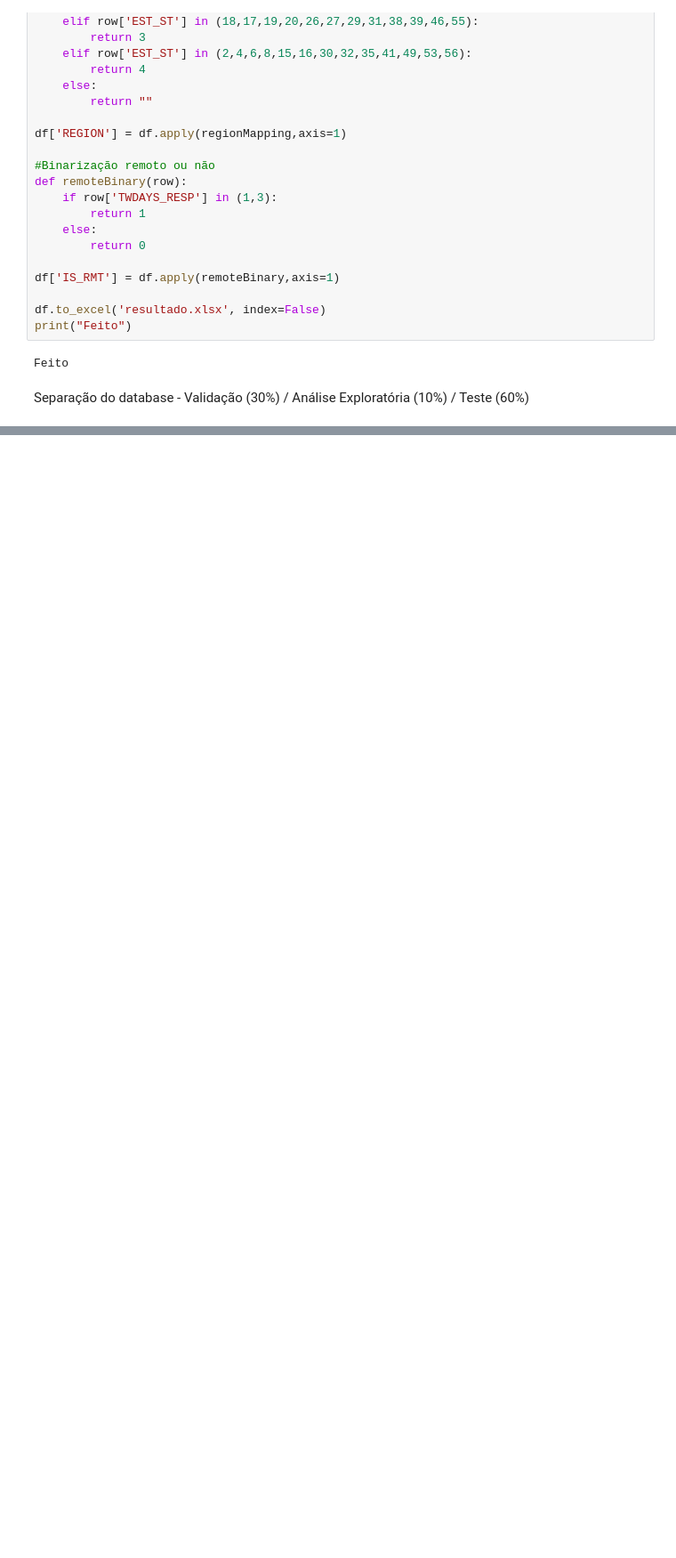
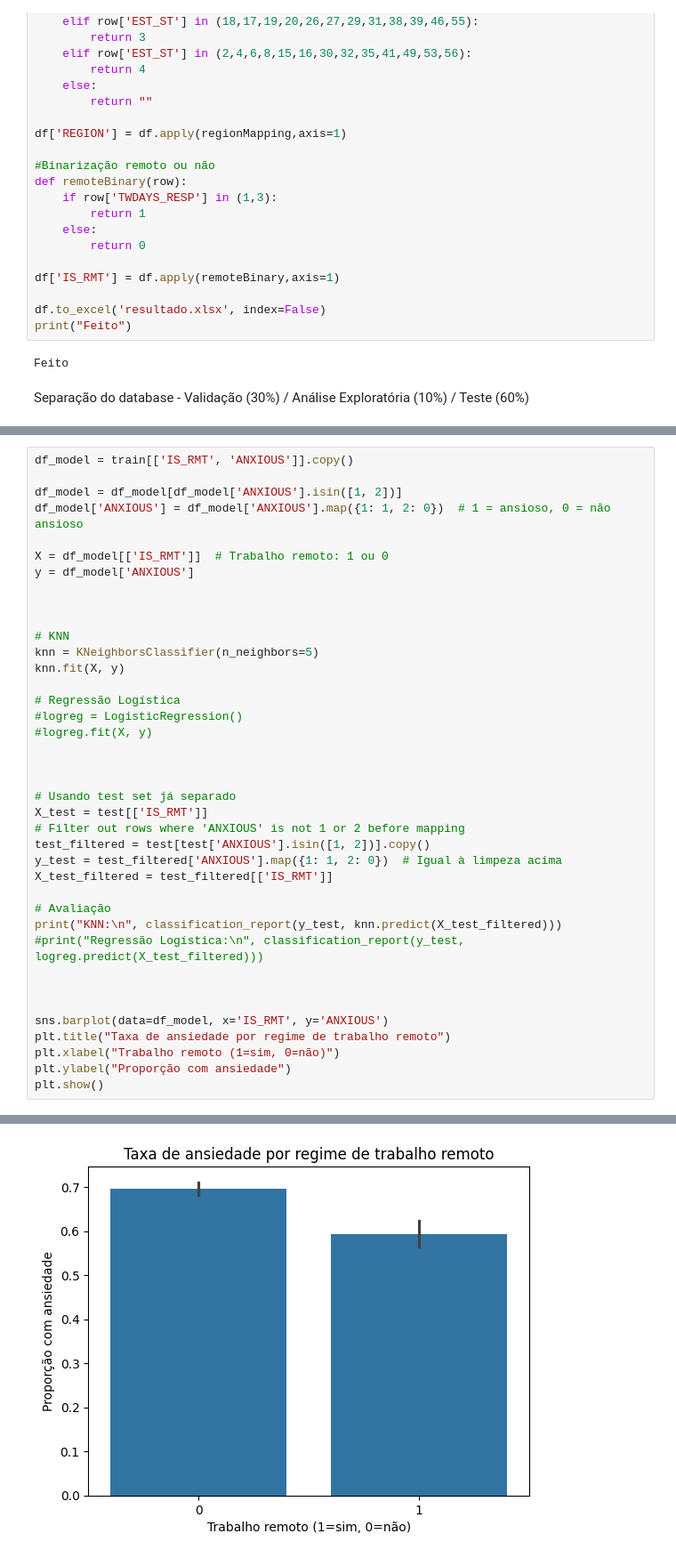
Before and after one commit to guga7895/Ciencia_de_Dados, a Jupyter notebook: EP2.ipynb, the cells around one changed output, grey strips where cells are left out. Shown at 89% size. Saved outputs shown, nothing was run; the diff lists cells and outputs as text; blank space fills up the shorter version.

Commit message:
Cria modelo KNN para responder primeira pergunta.

```diff
--- a/EP2.ipynb
+++ b/EP2.ipynb
@@ -86,3 +93,43 @@ test, explore = train_test_split(temp, test_size=0.25, stratify=temp['IS_RMT'],
 
 # Exportando excel de dados exploratórios p/ análise em Power BI
 explore.to_excel('dados_exploratorios.xlsx', index=False)
+# %%
+df_model = train[['IS_RMT', 'ANXIOUS']].copy()
+
+df_model = df_model[df_model['ANXIOUS'].isin([1, 2])]
+df_model['ANXIOUS'] = df_model['ANXIOUS'].map({1: 1, 2: 0})  # 1 = ansioso, 0 = não ansioso
+
+X = df_model[['IS_RMT']]  # Trabalho remoto: 1 ou 0
+y = df_model['ANXIOUS']
+
+
+
+# KNN
+knn = KNeighborsClassifier(n_neighbors=5)
+knn.fit(X, y)
+
+# Regressão Logística
+#logreg = LogisticRegression()
+#logreg.fit(X, y)
+
+
+
+# Usando test set já separado
+X_test = test[['IS_RMT']]
+# Filter out rows where 'ANXIOUS' is not 1 or 2 before mapping
+test_filtered = test[test['ANXIOUS'].isin([1, 2])].copy()
+y_test = test_filtered['ANXIOUS'].map({1: 1, 2: 0})  # Igual à limpeza acima
+X_test_filtered = test_filtered[['IS_RMT']]
+
+# Avaliação
+print("KNN:\n", classification_report(y_test, knn.predict(X_test_filtered)))
+#print("Regressão Logística:\n", classification_report(y_test, logreg.predict(X_test_filtered)))
+
+
+
+sns.barplot(data=df_model, x='IS_RMT', y='ANXIOUS')
+plt.title("Taxa de ansiedade por regime de trabalho remoto")
+plt.xlabel("Trabalho remoto (1=sim, 0=não)")
+plt.ylabel("Proporção com ansiedade")
+plt.show()
+# %% [output]
@@ -88,0 +145 @@ explore.to_excel('dados_exploratorios.xlsx', index=False)
+[figure, added]
```
Also changed, not shown: parts of 4 cells of this notebook.
